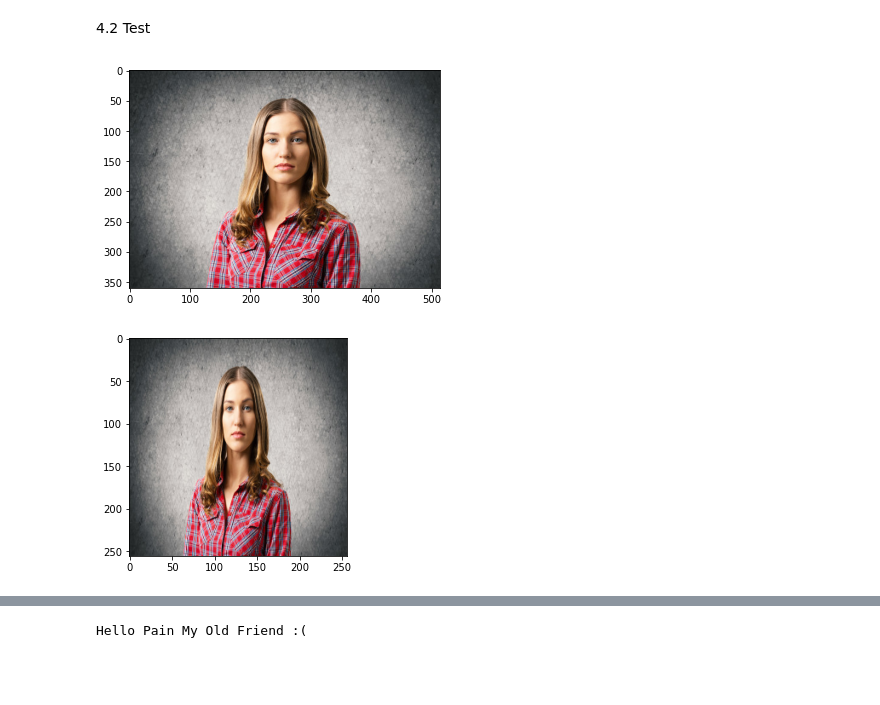
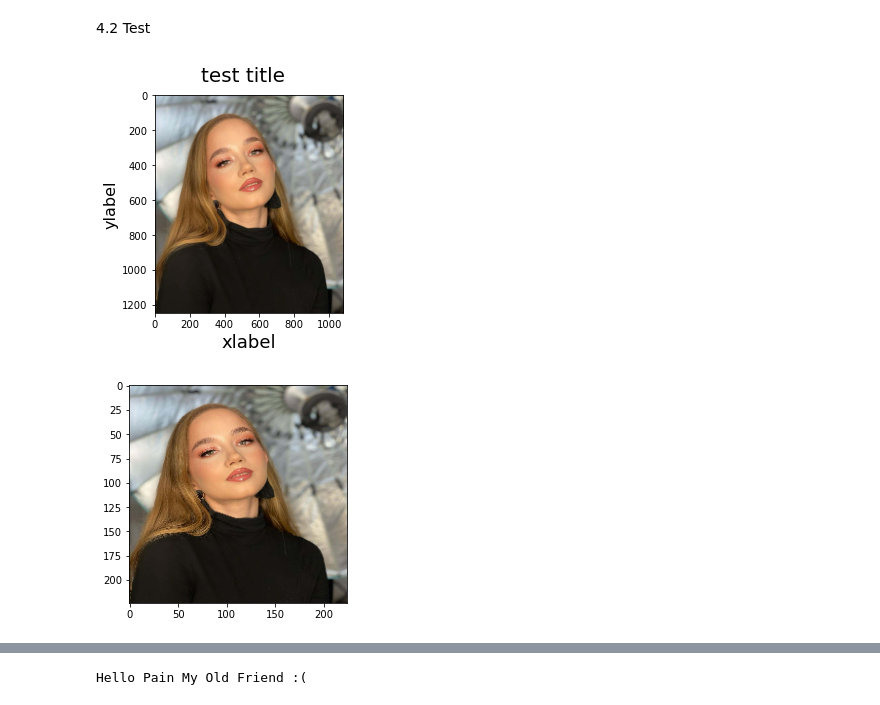
Before and after one commit to Asld97/Pain_Classification, a Jupyter notebook: Data_Preprocessing_CNN.ipynb, the cells around one changed output, grey strips where cells are left out. Saved outputs shown, nothing was run; the diff lists cells and outputs as text; code cells hidden in the pictures; blank space fills up the shorter version.

```diff
--- a/Data_Preprocessing_CNN.ipynb
+++ b/Data_Preprocessing_CNN.ipynb
@@ -315,19 +323,24 @@ Precision: 1.0, Recall: 1.0, Accuracy: 1.0
 4.2 Test
 # %%
 #img = cv2.imread('pain_test.JPG')
-img = cv2.imread('test_Data/neutral_test_v1.JPG')
+img = cv2.imread('test_Data/neutral_test_v2.JPG')
 img = cv2.cvtColor(img, cv2.COLOR_BGR2RGB)
+fig_3 = plt.figure()
 plt.imshow(img)
+fig_3.suptitle('test title', fontsize=20)
+plt.xlabel('xlabel', fontsize=18)
+plt.ylabel('ylabel', fontsize=16)
+
 plt.show()
 # %% [output]
-[figure, old version]
+[figure, new version]
 # %%
 # We resized all batches of data to 256x256 size. The input data has to be the same size !!!
-resize_img = tf.image.resize(img, (256, 256))
+resize_img = tf.image.resize(img, (224,224))
 plt.imshow(resize_img.numpy().astype(int))
 plt.show()
 # %% [output]
-[figure, old version]
+[figure, new version]
 # %%
 yhat = model.predict(np.expand_dims(resize_img/255, 0))
 # The model expect the batch of data not a single image, so we have to wrap data into batch (deeper into the list)
```
Also changed, not shown: parts of 30 cells of this notebook, 4 other files.
